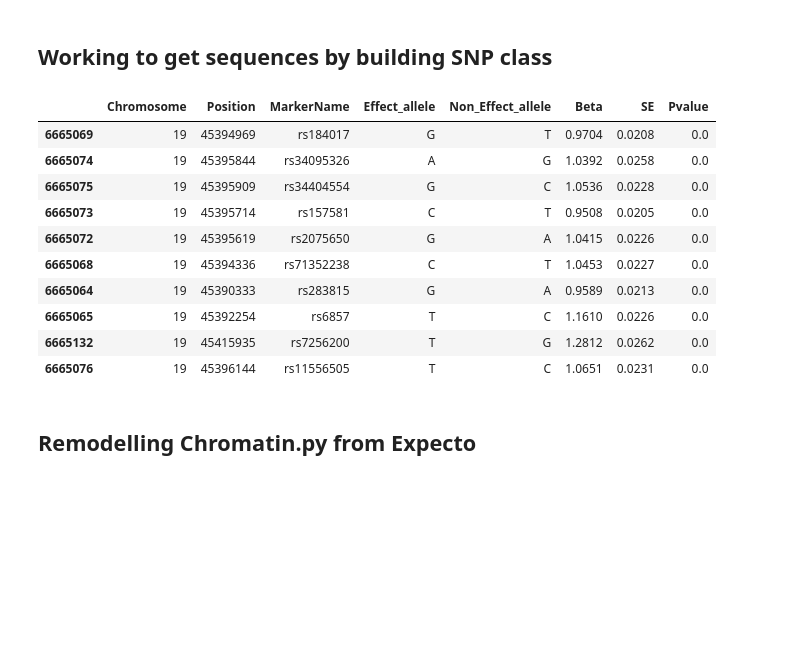
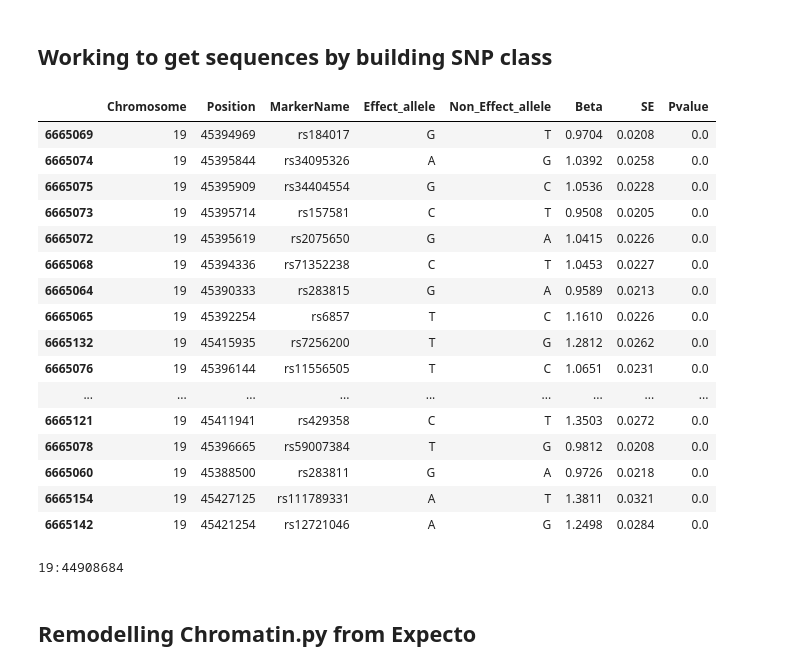
Before and after one commit to PradoVarathan/MultiSpecto, a Jupyter notebook: DeepSEA_MultipleVaraints.ipynb, the cells around one changed output. Cells and saved outputs as stored; diff of their text form; code cells hidden in the pictures; blank space fills up the shorter version.

```diff
--- a/DeepSEA_MultipleVaraints.ipynb
+++ b/DeepSEA_MultipleVaraints.ipynb
@@ -32,17 +32,23 @@ igap = pd.read_csv('IGAP_stage_1.txt', sep='\t')
 # %%
 #Filtering the igap snps
 igap = igap.sort_values(by = ['Pvalue'], ascending=True)
-top_10_igap_snps = igap.iloc[0:10,:]
+top_10_igap_snps = igap.iloc[0:20,:]
 top_10_igap_snps
 # %% [output]
 |  | Chromosome | Position | MarkerName | Effect_allele | Non_Effect_allele | Beta | SE | Pvalue |
 | 6665069 | 19 | 45394969 | rs184017 | G | T | 0.9704 | 0.0208 | 0.0 |
 | 6665074 | 19 | 45395844 | rs34095326 | A | G | 1.0392 | 0.0258 | 0.0 |
 | 6665075 | 19 | 45395909 | rs34404554 | G | C | 1.0536 | 0.0228 | 0.0 |
 | 6665073 | 19 | 45395714 | rs157581 | C | T | 0.9508 | 0.0205 | 0.0 |
 | 6665072 | 19 | 45395619 | rs2075650 | G | A | 1.0415 | 0.0226 | 0.0 |
 | 6665068 | 19 | 45394336 | rs71352238 | C | T | 1.0453 | 0.0227 | 0.0 |
 | 6665064 | 19 | 45390333 | rs283815 | G | A | 0.9589 | 0.0213 | 0.0 |
 | 6665065 | 19 | 45392254 | rs6857 | T | C | 1.1610 | 0.0226 | 0.0 |
 | 6665132 | 19 | 45415935 | rs7256200 | T | G | 1.2812 | 0.0262 | 0.0 |
 | 6665076 | 19 | 45396144 | rs11556505 | T | C | 1.0651 | 0.0231 | 0.0 |
+| ... | ... | ... | ... | ... | ... | ... | ... | ... |
+| 6665121 | 19 | 45411941 | rs429358 | C | T | 1.3503 | 0.0272 | 0.0 |
+| 6665078 | 19 | 45396665 | rs59007384 | T | G | 0.9812 | 0.0208 | 0.0 |
+| 6665060 | 19 | 45388500 | rs283811 | G | A | 0.9726 | 0.0218 | 0.0 |
+| 6665154 | 19 | 45427125 | rs111789331 | A | T | 1.3811 | 0.0321 | 0.0 |
+| 6665142 | 19 | 45421254 | rs12721046 | A | G | 1.2498 | 0.0284 | 0.0 |
@@ -49,3 +60,11 @@ top_10_igap_snps
+# %%
+response = Entrez.efetch(db='SNP', id='rs429358').read()
+response = response[:-1]
+response_o = xmltodict.parse(response)
+pos = response_o['DocumentSummary']['CHRPOS']
+print(pos)
+# %% [output]
+19:44908684
 # %%
 #Defining a SNP class to perform simple LD filtering duties
 class SNP:
```
Also changed, not shown: parts of 8 cells of this notebook, 2 other files.
